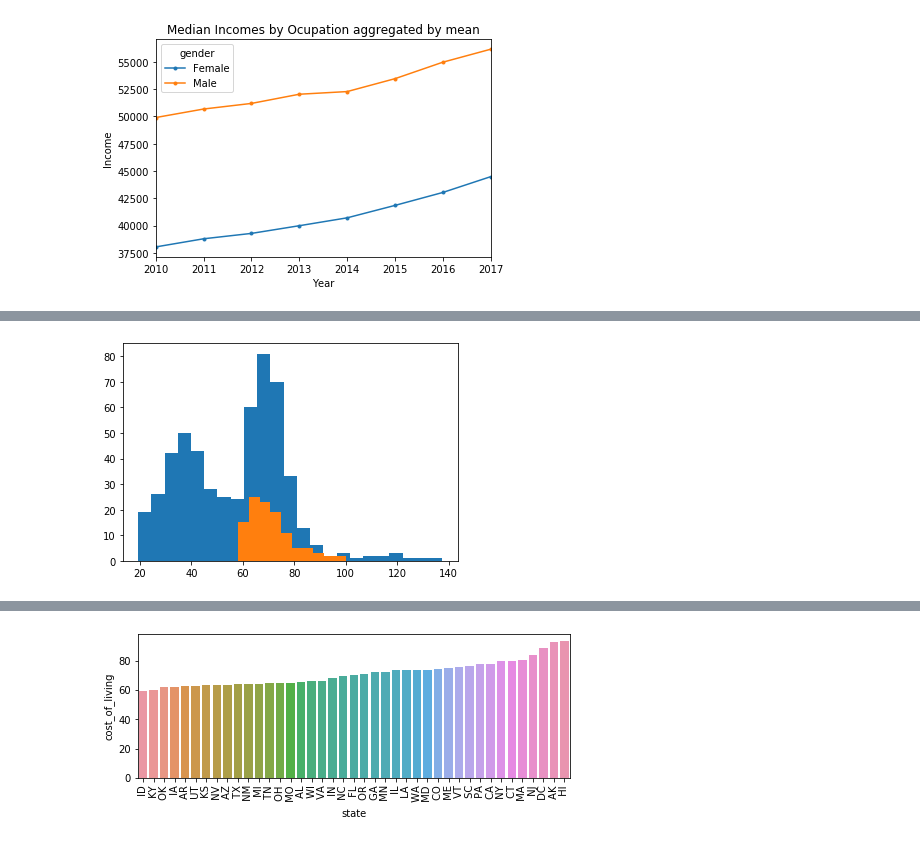
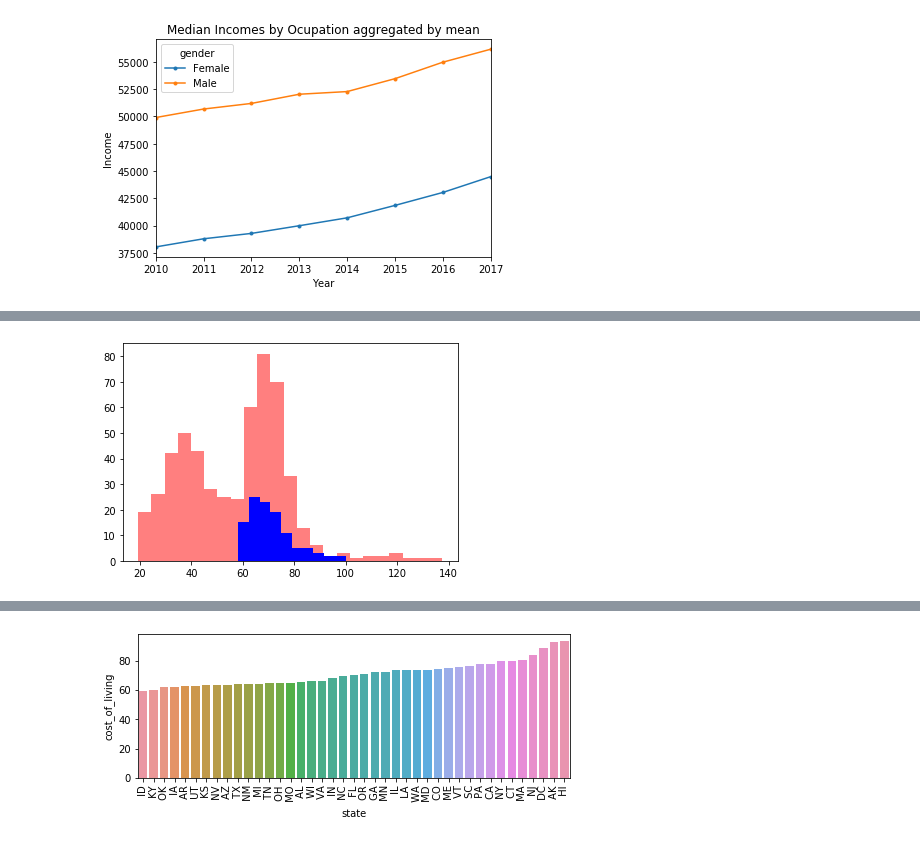
Before and after one commit to AHalarewicz/StudentLoanData, a Jupyter notebook: eda.ipynb, the cells around one changed output, grey strips where cells are left out. Drawn from its saved outputs; the diff is of its cells as text; code cells hidden in the pictures.

Commit message:
Asking questions and formatting data plots

```diff
--- a/eda.ipynb
+++ b/eda.ipynb
@@ -136,9 +98,12 @@ cost_living.sort_values('cost_of_living', ascending=False).head()
 # %%
+#QUESTION 4:
+# How does the cost of living in the US compare to other countries?
+cost_living = pd.read_csv('clean_data/cost_of_living.csv')
 #cost of living index throughout the world highlighting the US.
-data3 = cost_living.copy()
-data3 = data3[cost_living.country == ' United States']
-_ = plt.hist(cost_living.cost_of_living, bins=int(np.sqrt(cost_living.shape[0])))
-_ = plt.hist(data3.cost_of_living, bins=int(np.sqrt(data3.shape[0])))
+data4 = cost_living.copy()
+data4 = data4[data4.country == ' United States']
+_ = plt.hist(cost_living.cost_of_living, bins=int(np.sqrt(cost_living.shape[0])), color='red', alpha=0.5)
+_ = plt.hist(data4.cost_of_living, bins=int(np.sqrt(data4.shape[0])), color='blue')
 plt.show()
 # %% [output]
-[figure, old version]
+[figure, new version]
```
Also changed, not shown: parts of 18 cells of this notebook.
